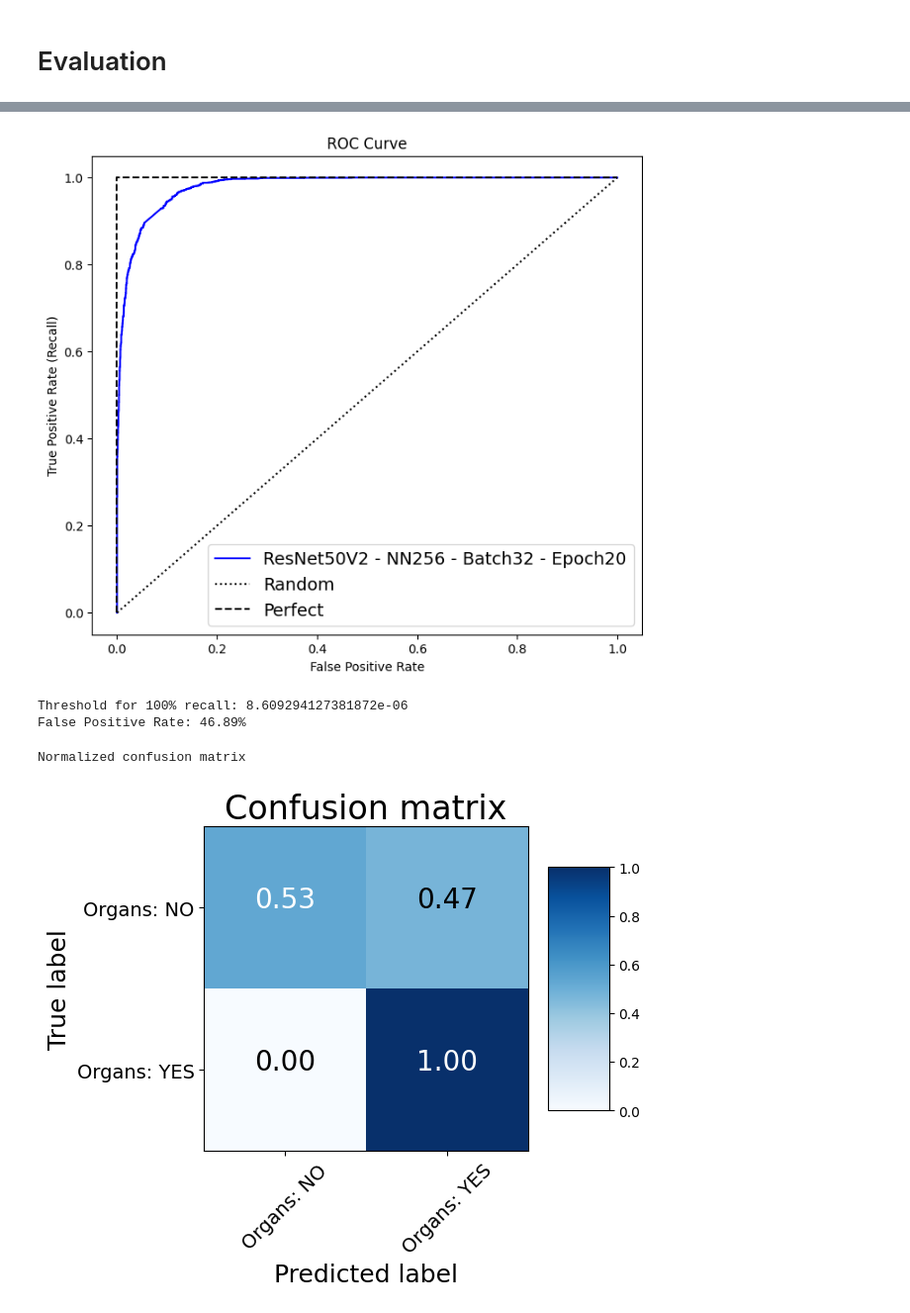
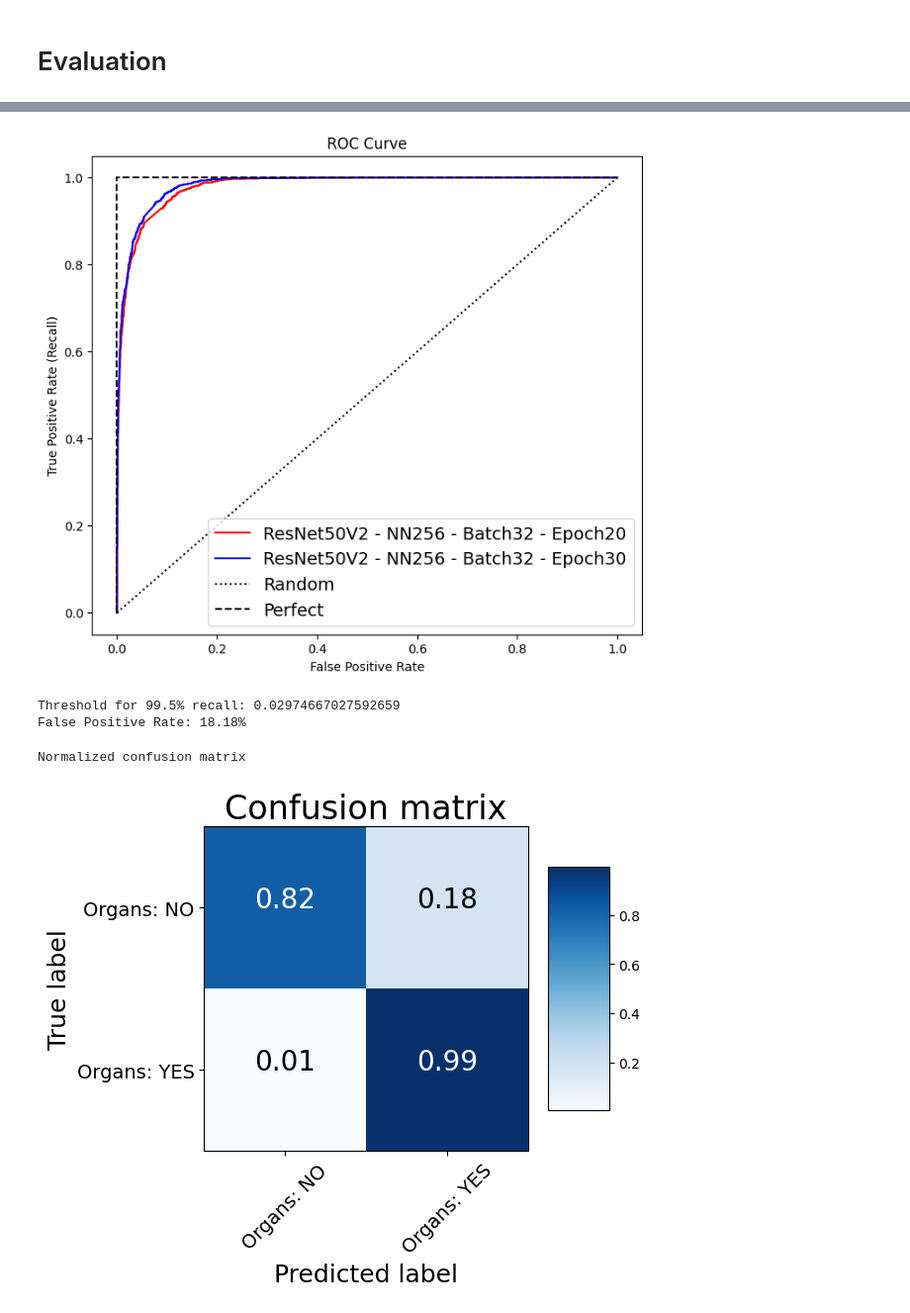
Before and after one commit to diwalsh/Medical-Imaging-Segmentation-Application, a Jupyter notebook: cnn_classification_resnet.ipynb, the cells around one changed output, grey strips where cells are left out. Shown at 99% size. Drawn from its saved outputs; the diff is of its cells as text; code cells hidden in the pictures.

```diff
--- a/cnn_classification_resnet.ipynb
+++ b/cnn_classification_resnet.ipynb
@@ -269,7 +272,9 @@ model_2 = load_model('resnet50v2_nn256_lr0001_relu_batch32_epoch30.keras')
 # Evaluation
 # %%
 # Make predictions
-y_pred = model_1.predict(test_generator)
-y_pred.reshape(-1)
+#y_pred_1 = model_1.predict(test_generator)
+y_pred_2 = model_2.predict(test_generator)
+y_pred_1.reshape(-1)
+y_pred_2.reshape(-1)
 y_test = test_generator.labels
 # %% [output]
@@ -277,9 +282,11 @@ y_test = test_generator.labels
 # %%
 # Plot ROC curves
-fpr, tpr, thr_roc = roc_curve(y_test, y_pred)
+fpr1, tpr1, thr_roc1 = roc_curve(y_test, y_pred_1)
+fpr2, tpr2, thr_roc2 = roc_curve(y_test, y_pred_2)
 fig = plt.figure(figsize=(8,7))
 ax = fig.add_subplot()
-plt.plot(fpr, tpr, 'b-', label = 'ResNet50V2 - NN256 - Batch32 - Epoch20')
+plt.plot(fpr1, tpr1, 'r-', label = 'ResNet50V2 - NN256 - Batch32 - Epoch20')
+plt.plot(fpr2, tpr2, 'b-', label = 'ResNet50V2 - NN256 - Batch32 - Epoch30')
 plt.plot([0,1],[0,1],'k:', label = 'Random')
 plt.plot([0,0,1,1,],[0,1,1,1],'k--', label='Perfect')
 plt.legend(fontsize=14)
@@ -288,28 +295,28 @@ plt.xlabel('False Positive Rate')
 plt.ylabel('True Positive Rate (Recall)')
 plt.show()
 # %% [output]
-[figure, old version]
+[figure, new version]
 # %%
 # Compute the threshold to achieve a 99% recall
-recall = 1
-thr, fpr = find_roc_threshold_tpr(y_test, y_pred, recall)
+recall = 0.995
+thr, fpr = find_roc_threshold_tpr(y_test, y_pred_2, recall)
 print(f"Threshold for {round(100*recall, 2)}% recall: {thr}")
 print(f"False Positive Rate: {round(100*fpr, 2)}%")
 # %% [output]
-Threshold for 100% recall: 8.609294127381872e-06
-False Positive Rate: 46.89%
+Threshold for 99.5% recall: 0.02974667027592659
+False Positive Rate: 18.18%
 # %%
 # Plot confusion matrix
-cm = confusion_matrix(y_test, y_pred >= thr)
+cm = confusion_matrix(y_test, y_pred_2 >= thr)
 plot_confusion_matrix(cm,
                       ['Organs: NO', 'Organs: YES'],
                       normalize=True,
                       title='Confusion matrix',
                       cmap=plt.cm.Blues,
                       figsize=(6,6))
 # %% [output]
 Normalized confusion matrix
-[figure, old version]
+[figure, new version]
 # %%
 import seaborn as sns
 
```
Also changed, not shown: parts of 5 cells of this notebook.
